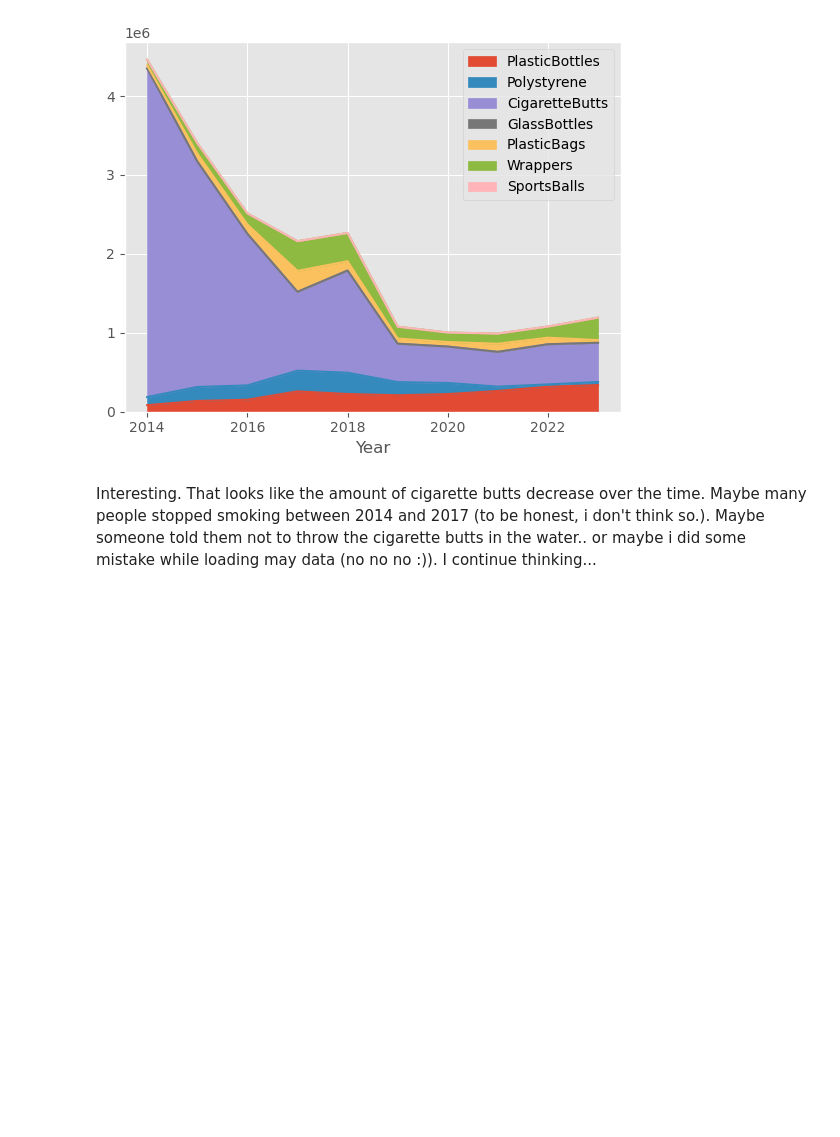
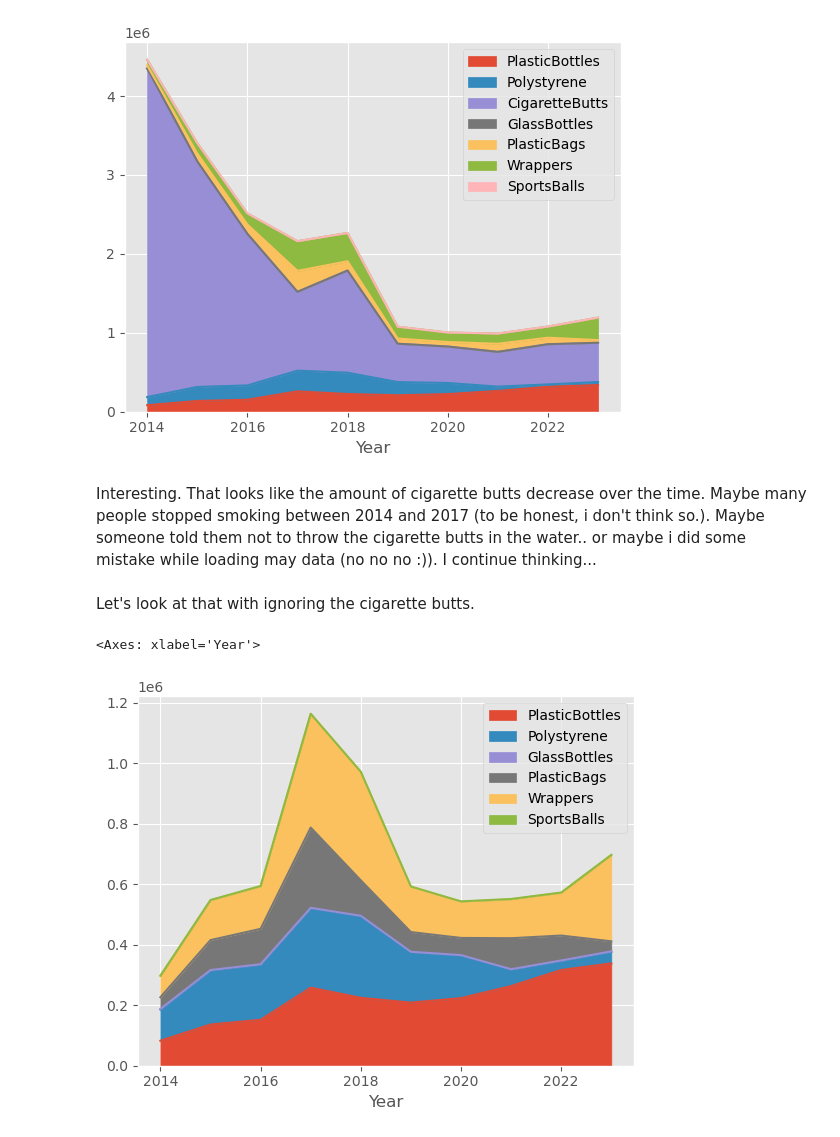
Before and after one commit to wolfJaeger/tidyTuesdayPython, a Jupyter notebook: 2024-03-05/tidyTuesday_2024-03-05.ipynb, the cells around one changed output. Cells and saved outputs as stored; diff of their text form; code cells hidden in the pictures; blank space fills up the shorter version.

Commit message:
add another plot

```diff
--- a/2024-03-05/tidyTuesday_2024-03-05.ipynb
+++ b/2024-03-05/tidyTuesday_2024-03-05.ipynb
@@ -296,3 +296,12 @@ alltrashwheels.groupby('Year')[trash_columns].sum().plot(kind='area')
 Interesting. That looks like the amount of cigarette butts decrease over the time.
 Maybe many people stopped smoking between 2014 and 2017 (to be honest, i don't think so.). Maybe someone told them not to throw the cigarette butts in the water.. or maybe i did some mistake while loading may data (no no no :)).
 I continue thinking...
+# %% [markdown]
+Let's look at that with ignoring the cigarette butts.
+# %%
+not_cigarette_butts = ['PlasticBottles', 'Polystyrene', 'GlassBottles',
+       'PlasticBags', 'Wrappers', 'SportsBalls']
+alltrashwheels.groupby('Year')[not_cigarette_butts].sum().plot(kind='area')
+# %% [output]
+<Axes: xlabel='Year'>
+[figure, added]
```
